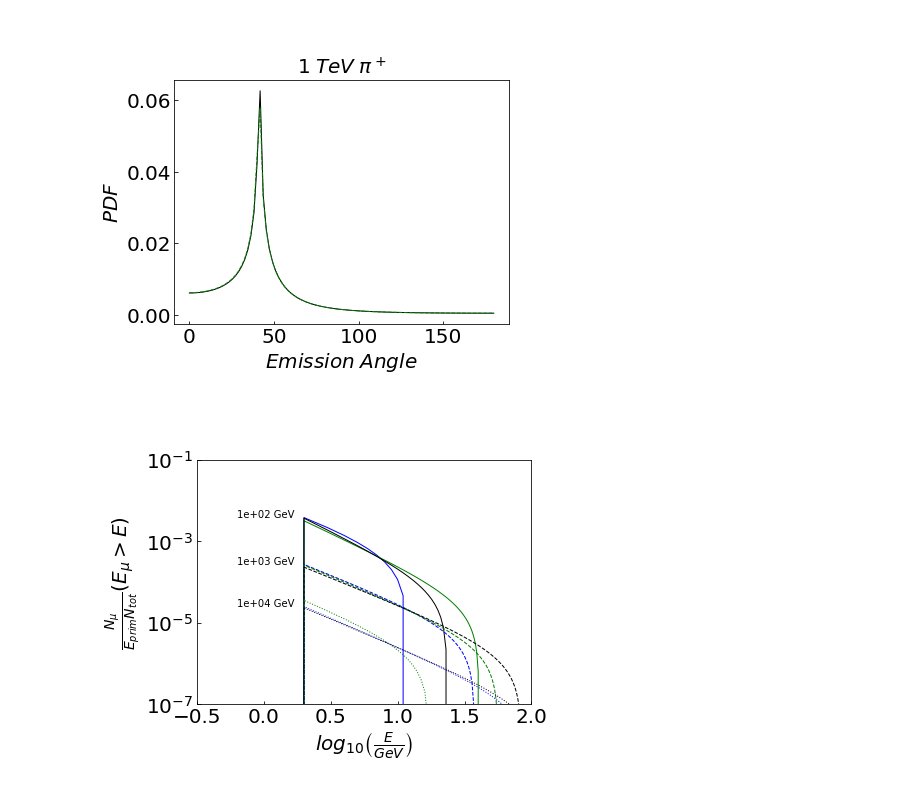
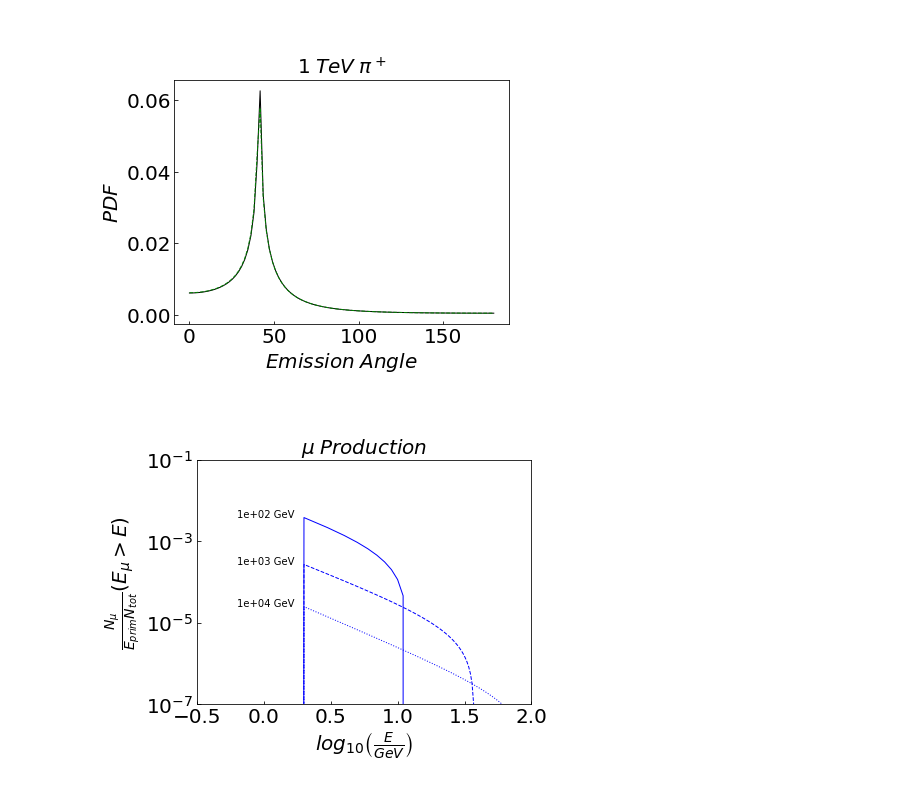
Before and after one commit to MeighenBergerS/fennel, a Jupyter notebook: notebooks/example_fetcher.ipynb, the cells around one changed output. Saved outputs shown, nothing was run; the diff lists cells and outputs as text; code cells hidden in the pictures.

```diff
--- a/notebooks/example_fetcher.ipynb
+++ b/notebooks/example_fetcher.ipynb
@@ -355,8 +355,8 @@ primary_grid = np.array([1e2, 1e3, 1e4])
 seconday_grid = np.arange(1., 10**3.5, step=1.)
 particles_to_check = [
     fennel_instance._particles[211],
-    fennel_instance._particles[130],
-    fennel_instance._particles[2212]
+    # fennel_instance._particles[130],
+    # fennel_instance._particles[2212]
 ]
 line_colors = ["b", "g", "k"]
 line_styles = ["-", "--", ":"]
@@ -375,34 +375,36 @@ for id_prim, primary in enumerate(primary_grid):
         ax1.plot(
             np.log10(seconday_grid),
             distro_lib[particle._name][id_prim] / primary /
-            np.trapz(distro_lib[particle._name][id_prim], x=seconday_grid),
+            np.trapz(distro_lib[particle._name][id_prim],
+            x=seconday_grid),
             linewidth=lw,
             color=line_colors[id_part], ls=line_styles[id_prim]
         )
 # ---------------------------------------------
 # Plotting options
 ax1.set_xscale('linear')
 ax1.set_yscale('log')
 ax1.set_xlabel(r'$log_{10}\left(\frac{E}{GeV}\right)$', fontsize=fontsize)
 ax1.set_ylabel(r'$\frac{N_\mu}{E_{prim}N_{tot}}\left(E_\mu > E\right)$', fontsize=fontsize)
 ax1.tick_params(axis = 'both', which = 'major', labelsize=fontsize, direction='in')
 ax1.tick_params(axis = 'both', which = 'minor', labelsize=fontsize, direction='in')
 h, l = ax1.get_legend_handles_labels()
 lgd1 = ax1.legend(h, l, loc=9, bbox_to_anchor=(0.5, +1.27),
                   ncol=3, fontsize=fontsize, handlelength=h_length,
                   fancybox=True, frameon=False)
 ax1.add_artist(lgd1)
 ax1.set_xlim(-0.5, 2.)
 ax1.set_ylim(1e-7, 1e-1)
 for id_prim, prim in enumerate(primary_grid):
     max_val = max(
         distro_lib[particles_to_check[0]._name][id_prim] / prim /
         np.trapz(distro_lib[particles_to_check[0]._name][id_prim], x=seconday_grid))
     ax1.text(-0.2, max_val, "%.e GeV" % prim, fontsize=fontsize/2)
+ax1.set_title("$\mu\;Production$", fontsize=fontsize)
 plt.show()
 # ---------------------------------------------
 # Storing the image
 figure.savefig(PICS + "Muon_counts.png",
                bbox_inches='tight', dpi=export_dpi)
 # %% [output]
-[figure, old version]
+[figure, new version]
```
